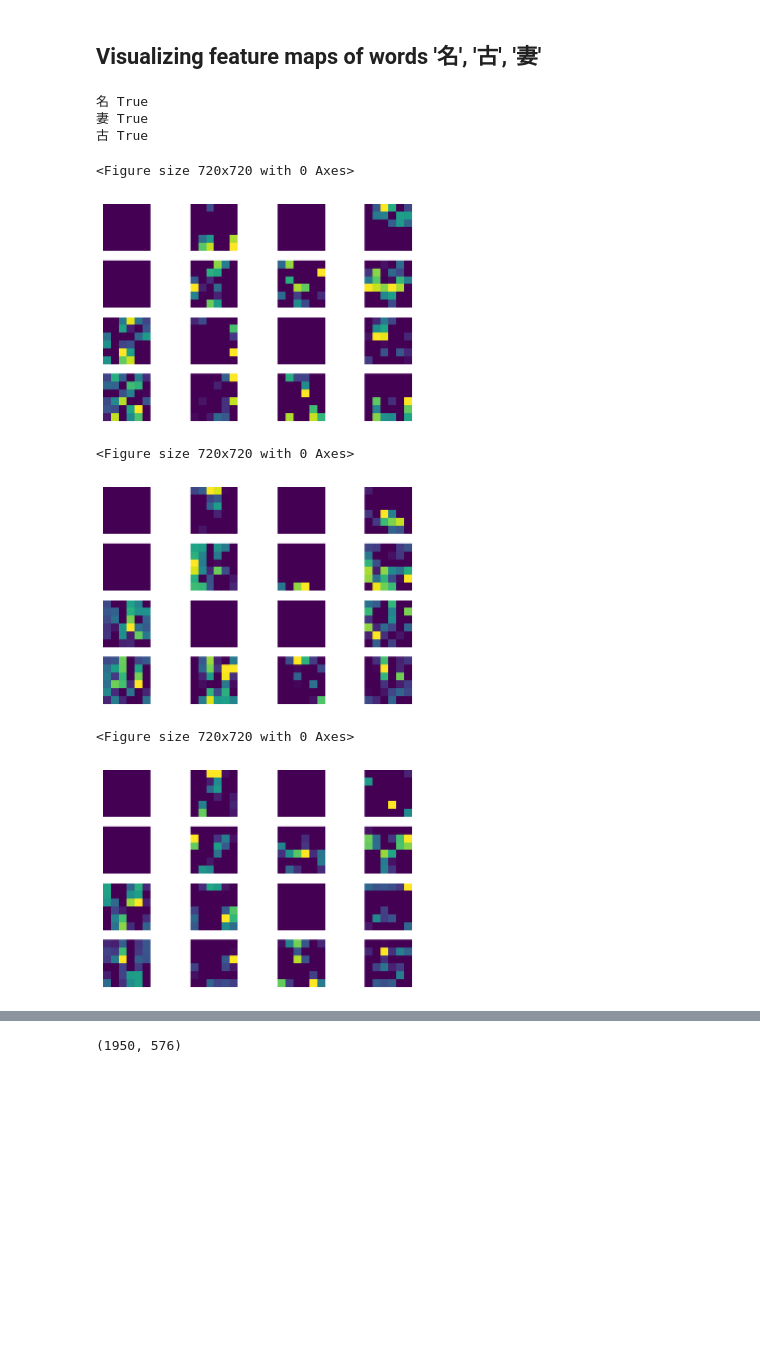
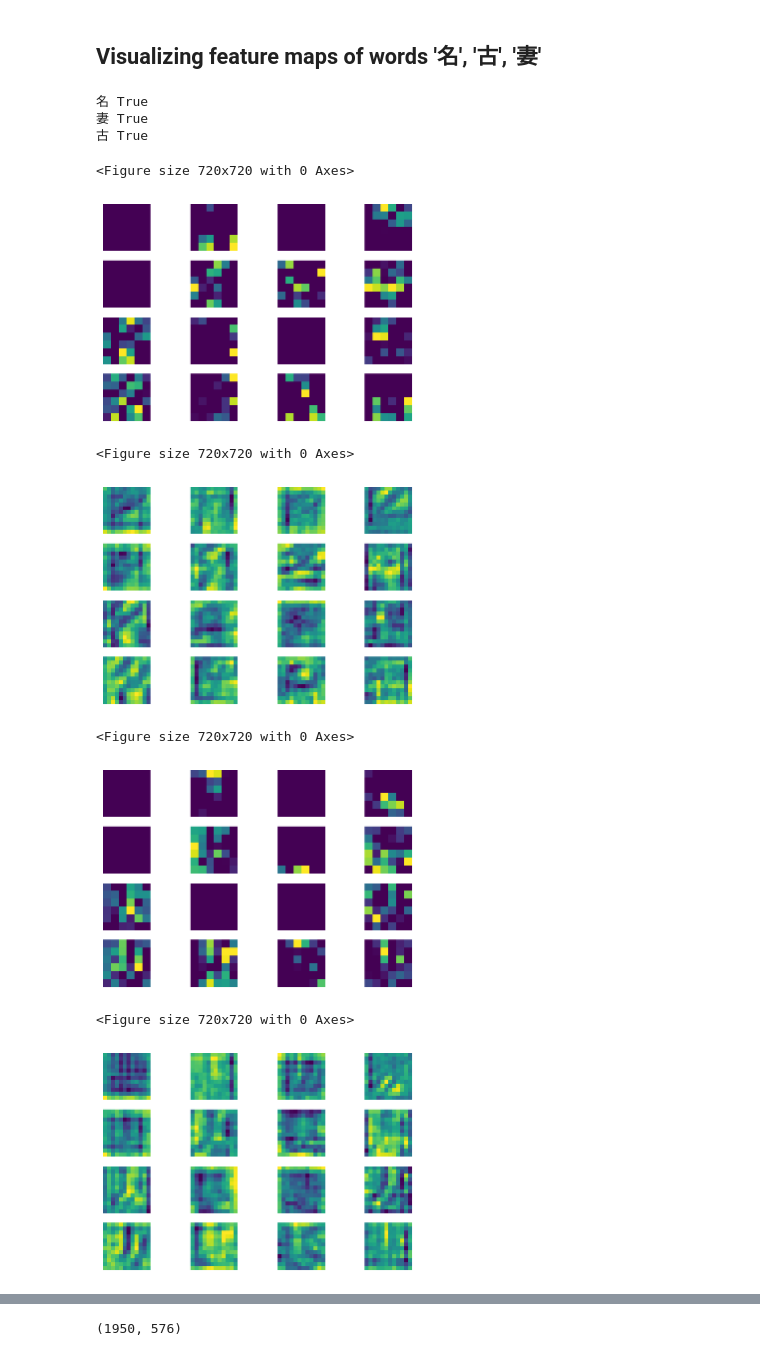
Before and after one commit to jiayiwus1x/exploring-the-structure-of-chinese-language, a Jupyter notebook: cluster-feature-dendrogram.ipynb, the cells around one changed output, grey strips where cells are left out. Cells and saved outputs as stored; diff of their text form; code cells hidden in the pictures; blank space fills up the shorter version.

Commit message:
more plots

```diff
--- a/cluster-feature-dendrogram.ipynb
+++ b/cluster-feature-dendrogram.ipynb
@@ -133,33 +129,36 @@ L = []
 
 for j in os.listdir(data_dir):
     file = glob.glob(data_dir+"/"+ j+"/*.png")[0]
 
     im = Image.open(file)
 
     tensorimage = train_transforms(im)
 
     outputs, visu_conv, visu_max_pool = model(tensorimage.view(1,1,size_IMG,size_IMG).cuda())
 
     vect_conv = visu_max_pool[0].view(-1).cpu().detach().numpy()
     tot_vect_conv.append(vect_conv)
 
     tot_conv.append(visu_max_pool[0].cpu().detach().numpy())
 
     _, predicted = torch.max(outputs.data, 1)
 
     L.append(j)
 
     if j in ['名', '古', '妻']:
         print(j, labels[predicted]==j)
 
         plot_feature_map(visu_max_pool)
+        plot_feature_map(visu_conv)
 # %% [output]
 名 True
 妻 True
 古 True
 <Figure size 720x720 with 0 Axes>
 [figure]
 <Figure size 720x720 with 0 Axes>
-[figure, old version]
+[figure, new version]
 <Figure size 720x720 with 0 Axes>
-[figure, old version]
+[figure, new version]
+<Figure size 720x720 with 0 Axes>
+[figure, added]
```
Also changed, not shown: parts of 8 cells of this notebook, 4 other files.
